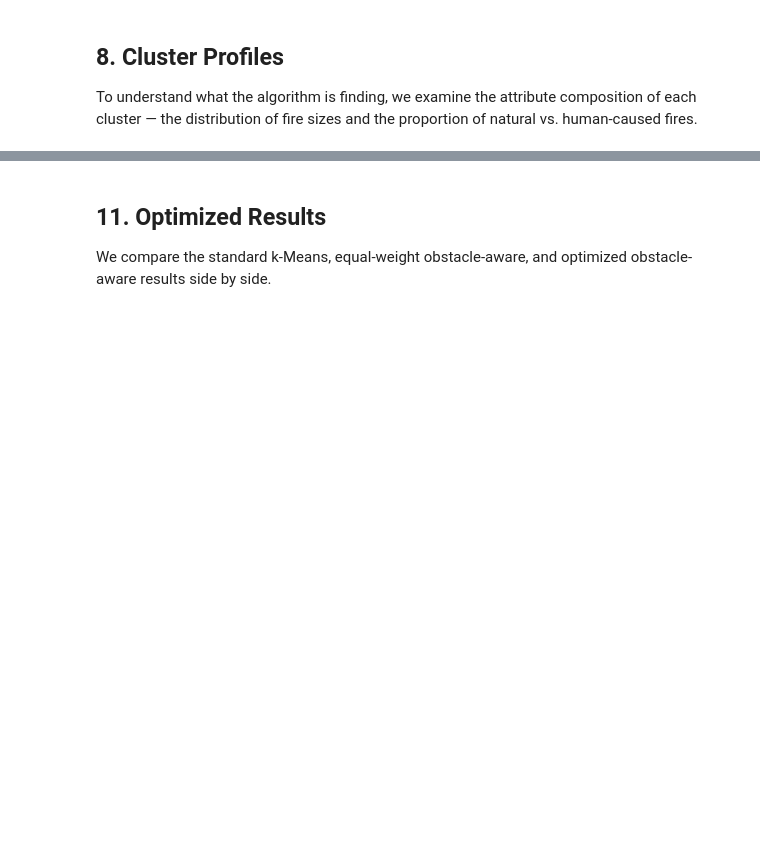
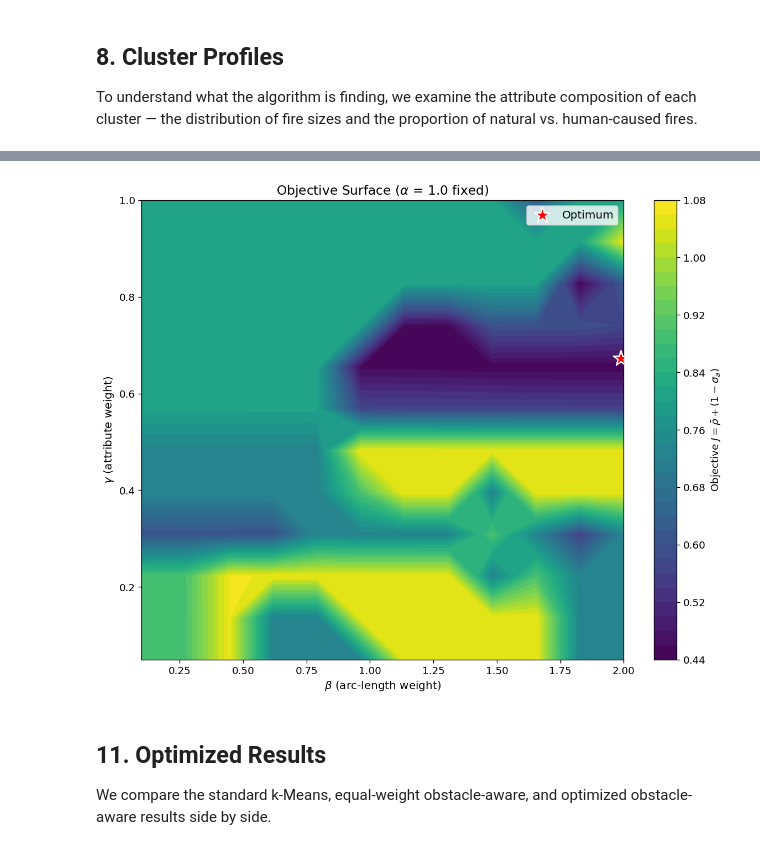
Before and after one commit to Michele-75/obstacle-aware-clustering, a Jupyter notebook: notebooks/03_clustering_wildfires.ipynb, the cells around one changed output, grey strips where cells are left out. Drawn from its saved outputs; the diff is of its cells as text; code cells hidden in the pictures; blank space fills up the shorter version.

```diff
--- a/notebooks/03_clustering_wildfires.ipynb
+++ b/notebooks/03_clustering_wildfires.ipynb
@@ -552,0 +617,26 @@ print('Surface computation complete.')
+# %%
+# Compute objective surface over (beta, gamma) with alpha=1.0
+print('Computing objective surface...')
+print('(This may take several minutes)')
+
+beta_range = np.linspace(0.1, 2.0, 12)
+gamma_range = np.linspace(0.05, 1.0, 12)
+
+beta_grid, gamma_grid = np.meshgrid(beta_range, gamma_range)
+obj_grid = np.zeros_like(beta_grid)
+
+total = beta_grid.shape[0] * beta_grid.shape[1]
+count = 0
+for i in range(beta_grid.shape[0]):
+    for j in range(beta_grid.shape[1]):
+        b = beta_grid[i, j]
+        g = gamma_grid[i, j]
+        obj_grid[i, j] = objective_function(
+            (alpha_fixed, b, g), X, fires['t_param'].values, boundary,
+            k=k, n_attr=2, attr_indices=[3, 4], random_state=42
+        )
+        count += 1
+        if count % 20 == 0:
+            print(f'  {count}/{total} ({100*count/total:.0f}%)')
+
+print('Surface computation complete.')
@@ -553,21 +654,23 @@ print('Surface computation complete.')
 # %%
 # Plot the objective surface
 fig, ax = plt.subplots(figsize=(10, 8))
 
-contour = ax.contourf(alpha_grid, beta_grid, obj_grid, levels=30, cmap='viridis')
-plt.colorbar(contour, ax=ax, label='Objective $J = \\bar{\\rho} + (1 - \\sigma_a)$')
+contour = ax.contourf(beta_grid, gamma_grid, obj_grid, levels=30, cmap='viridis')
+plt.colorbar(contour, ax=ax, label=r'Objective $J = \bar{\rho} + (1 - \sigma_a)$')
 
 # Mark the optimum
-ax.scatter(result['alpha'], result['beta'],
+ax.scatter(result['beta'], result['gamma'],
            c='red', marker='*', s=300, edgecolors='white',
            linewidth=1.5, zorder=5, label='Optimum')
 
-ax.set_xlabel('$\\alpha$ (geographic weight)', fontsize=12)
-ax.set_ylabel('$\\beta$ (arc-length weight)', fontsize=12)
-ax.set_title(f'Objective Surface ($\\gamma$ = {result["gamma"]:.2f})', fontsize=14)
+ax.set_xlabel(r'$\beta$ (arc-length weight)', fontsize=12)
+ax.set_ylabel(r'$\gamma$ (attribute weight)', fontsize=12)
+ax.set_title(r'Objective Surface ($\alpha$ = 1.0 fixed)', fontsize=14)
 ax.legend(fontsize=12)
 plt.tight_layout()
 plt.show()
+# %% [output]
+[figure, added]
 # %% [markdown]
 ## 11. Optimized Results
 
```
Also changed, not shown: parts of 19 cells of this notebook.
